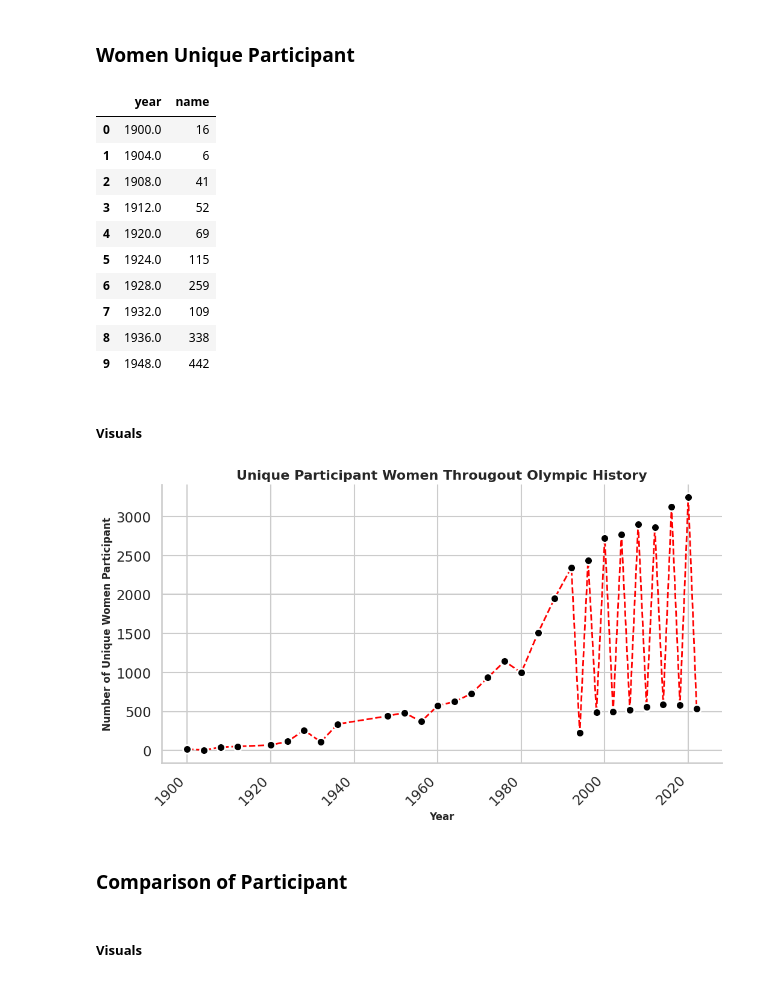
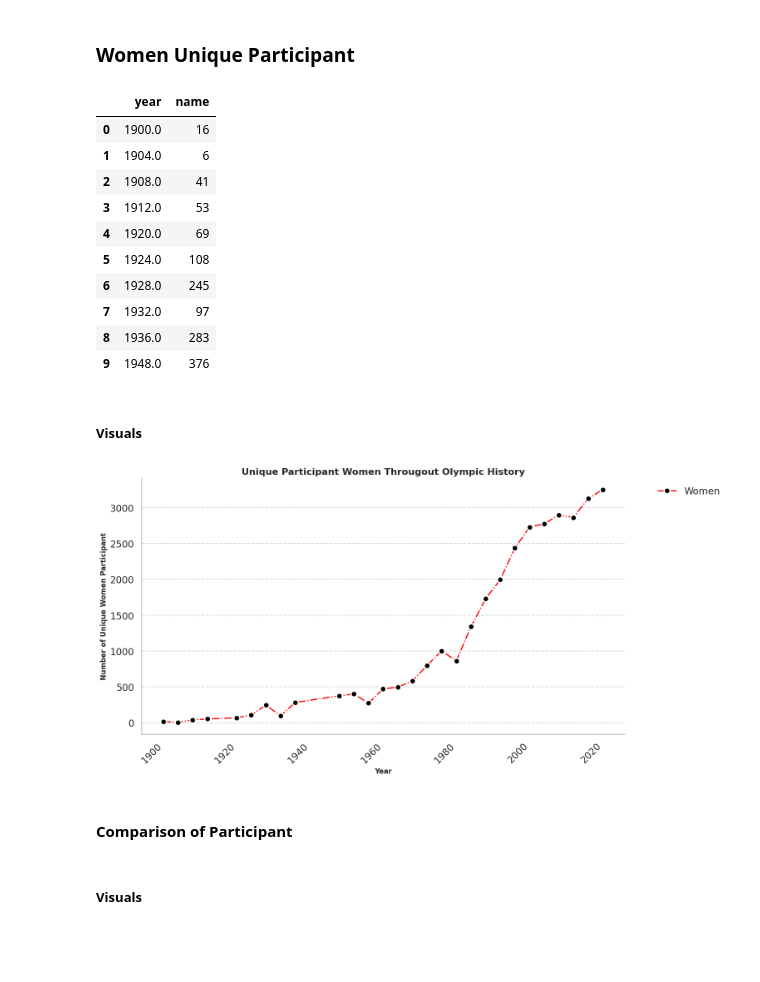
Before and after one commit to vikassinngh123/AI-ML-Learning, a Jupyter notebook: 04-Pandas/02_Olympics_History_EDA.ipynb, the cells around one changed output. Saved outputs shown, nothing was run; the diff lists cells and outputs as text; code cells hidden in the pictures; blank space fills up the shorter version.

```diff
--- a/04-Pandas/02_Olympics_History_EDA.ipynb
+++ b/04-Pandas/02_Olympics_History_EDA.ipynb
@@ -95,6 +95,14 @@ gold_medal.groupby(gold_medal['NOC'])['medal'].count().sort_values(ascending=Fal
 235 rows × 1 columns
 dtype: int64
 # %%
+
+rename_dict = {
+    'Soviet Union': 'Russian Federation',
+    'East Germany': 'Germany'
+}
+
+t_d['NOC'] = t_d['NOC'].replace(rename_dict)
+
 rmeadal_table=t_d[t_d['medal'].isin(['Gold','Silver','Bronze'])].drop_duplicates(subset=['year','event','NOC'])
 
 medal_table=rmeadal_table.groupby(['NOC','medal']).size().unstack(fill_value=0)
@@ -178,7 +186,7 @@ plt.show()
 # %% [markdown]
 ### Women Unique Participant
 # %%
-p_t_d=t_d[t_d['event'].str.contains('Women',na=False)]
+p_t_d=t_d[t_d['event'].str.contains('Women',na=False)& (t_d['type'] == 'Summer')]
 
 u_p_d=p_t_d.drop_duplicates(subset=['athlete_id'])
 
@@ -190,43 +198,49 @@ unique_W_par.head(10)
 | 0 | 1900.0 | 16 |
 | 1 | 1904.0 | 6 |
 | 2 | 1908.0 | 41 |
-| 3 | 1912.0 | 52 |
+| 3 | 1912.0 | 53 |
 | 4 | 1920.0 | 69 |
-| 5 | 1924.0 | 115 |
-| 6 | 1928.0 | 259 |
-| 7 | 1932.0 | 109 |
-| 8 | 1936.0 | 338 |
-| 9 | 1948.0 | 442 |
+| 5 | 1924.0 | 108 |
+| 6 | 1928.0 | 245 |
+| 7 | 1932.0 | 97 |
+| 8 | 1936.0 | 283 |
+| 9 | 1948.0 | 376 |
 # %% [markdown]
 ##### Visuals
 # %%
 #Visualization
-plt.figure(figsize=(12,6))
+plt.figure(figsize=(15,8))
 sns.set_theme(style="whitegrid",context="talk")
 plt.title("Unique Participant Women Througout Olympic History",fontsize=16,fontweight="bold")
 
 sns.lineplot(
           x=unique_W_par['year'],
           y=unique_W_par['name'],
           marker='o',
           markersize=10,
           markeredgecolor='white',
           markerfacecolor='black',
           markeredgewidth=2,
           color='red',
-          linestyle='--',
-          linewidth=2
+          linestyle='-.',
+          linewidth=2,
+          label='Women'
         )
 
 plt.xlabel("Year",fontsize=12,fontweight="bold")
 plt.ylabel("Number of Unique Women Participant",fontsize=12,fontweight="bold")
 
+plt.grid(axis='y', linestyle='--', alpha=0.7)
+plt.grid(axis='x', visible=False)
+
+plt.legend(bbox_to_anchor=(1.05, 1), loc='upper left',frameon=False)
+
 plt.xticks(rotation=45,ha="right")
 sns.despine()
 
 plt.show()
 # %% [output]
-[figure, old version]
+[figure, new version]
 # %%
 #The dips in graphs shows the women participant in winter olympics
 #by this Graph we can see that the Women Participants increase masively in b/w 1980 to 2000
@@ -234,5 +248,5 @@ plt.show()
 #as in different country the timeline of women fighting for there right changes
 #we will be looking at diffent country ex-USA , RUS , CHN ,IND and etc later on
 # %% [markdown]
-### Comparison of Participant
+#### Comparison of Participant
 # %%
```
Also changed, not shown: parts of 18 cells of this notebook.
